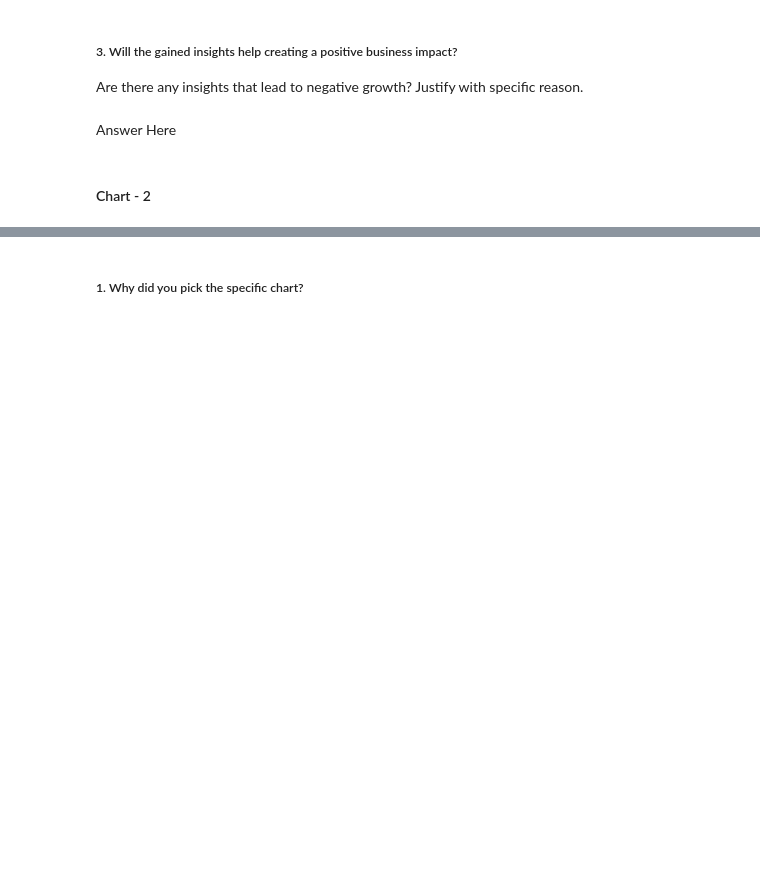
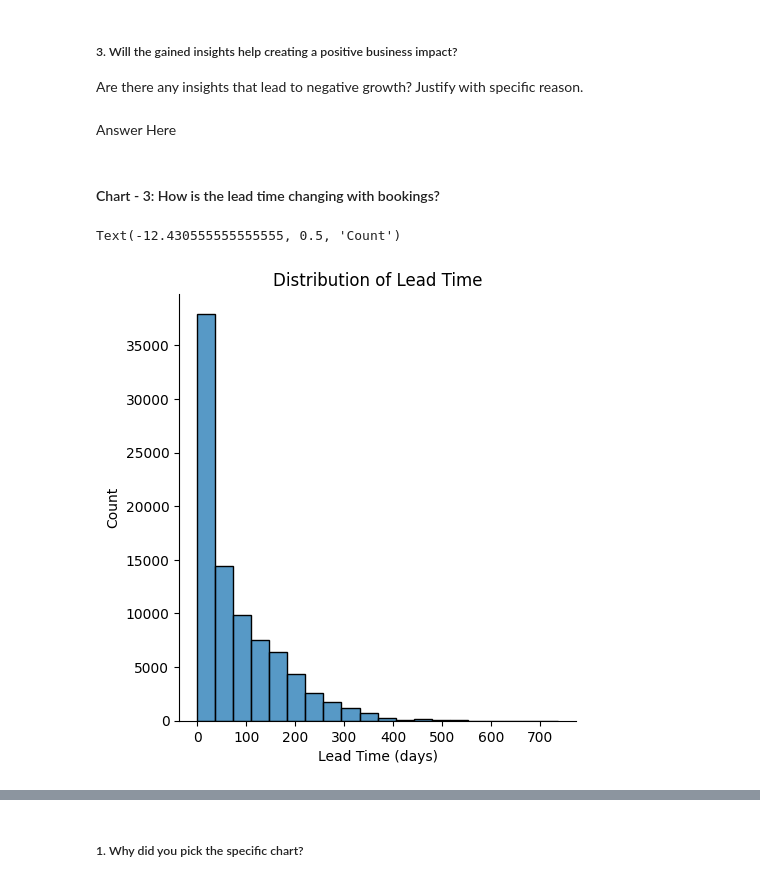
Before and after one commit to DevanshA2511/Hotel-Booking-Analysis-EDA, a Jupyter notebook: Hotel_Booking_Analysis_EDA_.ipynb, the cells around one changed output, grey strips where cells are left out. Saved outputs shown, nothing was run; the diff lists cells and outputs as text; code cells hidden in the pictures; blank space fills up the shorter version.

```diff
--- a/Hotel_Booking_Analysis_EDA_.ipynb
+++ b/Hotel_Booking_Analysis_EDA_.ipynb
@@ -426,5 +480,3 @@ Answer Here
 Are there any insights that lead to negative growth? Justify with specific reason.
 # %% [markdown]
 Answer Here
-# %% [markdown]
-#### Chart - 2
@@ -432,0 +483,12 @@ Answer Here
+# %% [markdown]
+#### Chart - 3: How is the lead time changing with bookings?
+# %%
+# Chart - 3 visualization code
+# ploting raw data of lead_time
+sns.displot(x="lead_time", data=hotel_bookings_df, bins=20)
+plt.title("Distribution of Lead Time")
+plt.xlabel("Lead Time (days)")
+plt.ylabel("Count")
+# %% [output]
+Text(-12.430555555555555, 0.5, 'Count')
+[figure, added]
```
Also changed, not shown: parts of 101 cells of this notebook.
